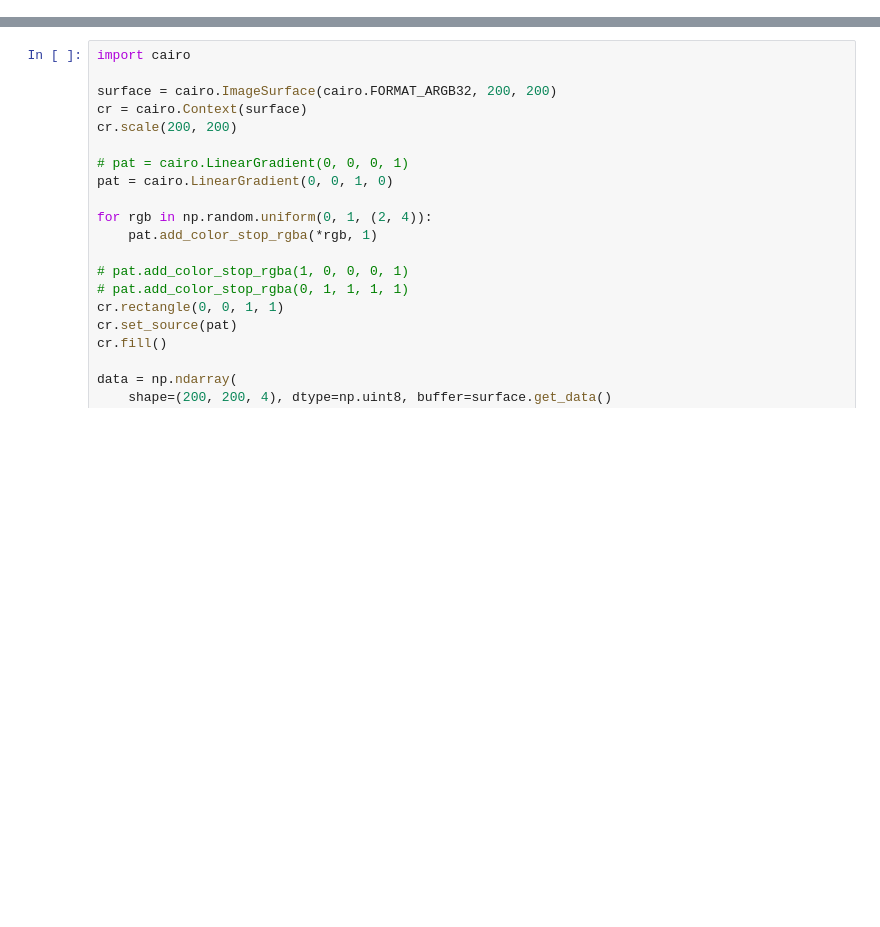
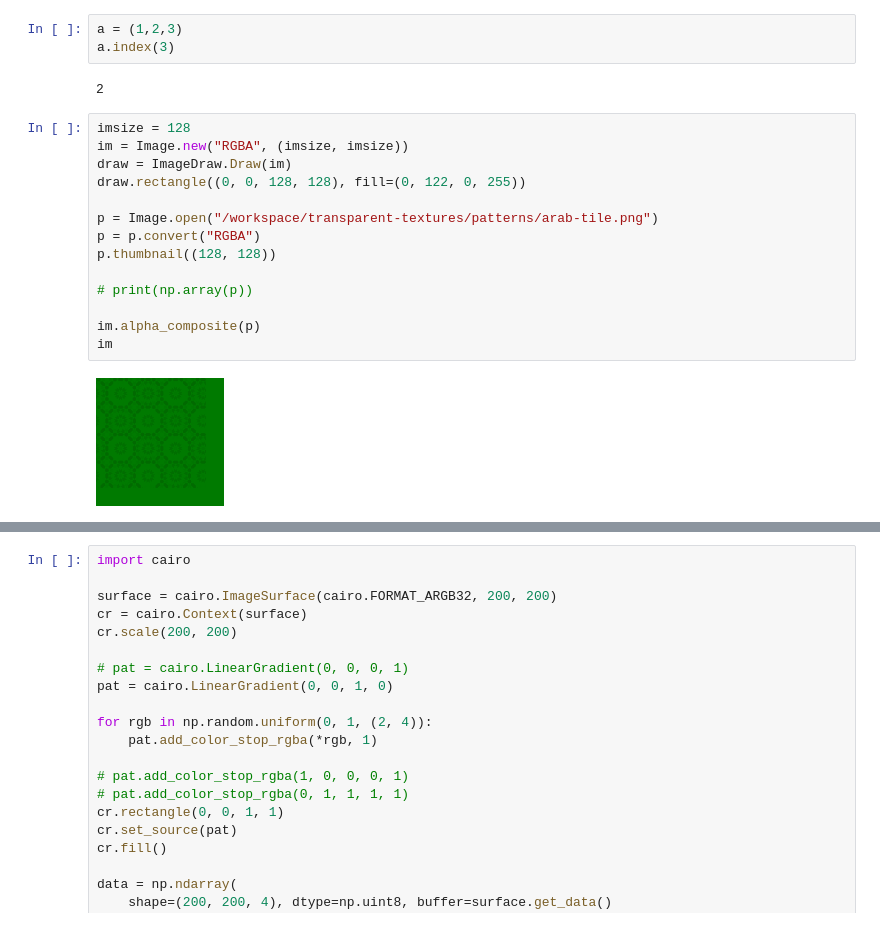
Before and after one commit to w121211/CRAFT-pytorch, a Jupyter notebook: debug.ipynb, the cells around one changed output, grey strips where cells are left out. Saved outputs shown, nothing was run; the diff lists cells and outputs as text; blank space fills up the shorter version.

```diff
--- a/debug.ipynb
+++ b/debug.ipynb
@@ -23,0 +118,21 @@ tensor([[0, 1, 0, 1, 1, 0, 0, 1, 1, 0]])
+# %%
+a = (1,2,3)
+a.index(3)
+# %% [output]
+2
+# %%
+imsize = 128
+im = Image.new("RGBA", (imsize, imsize))
+draw = ImageDraw.Draw(im)
+draw.rectangle((0, 0, 128, 128), fill=(0, 122, 0, 255))
+
+p = Image.open("/workspace/transparent-textures/patterns/arab-tile.png")
+p = p.convert("RGBA")
+p.thumbnail((128, 128))
+
+# print(np.array(p))
+
+im.alpha_composite(p)
+im
+# %% [output]
+[figure, added]
```
Also changed, not shown: parts of 8 cells of this notebook, 11 other files.
